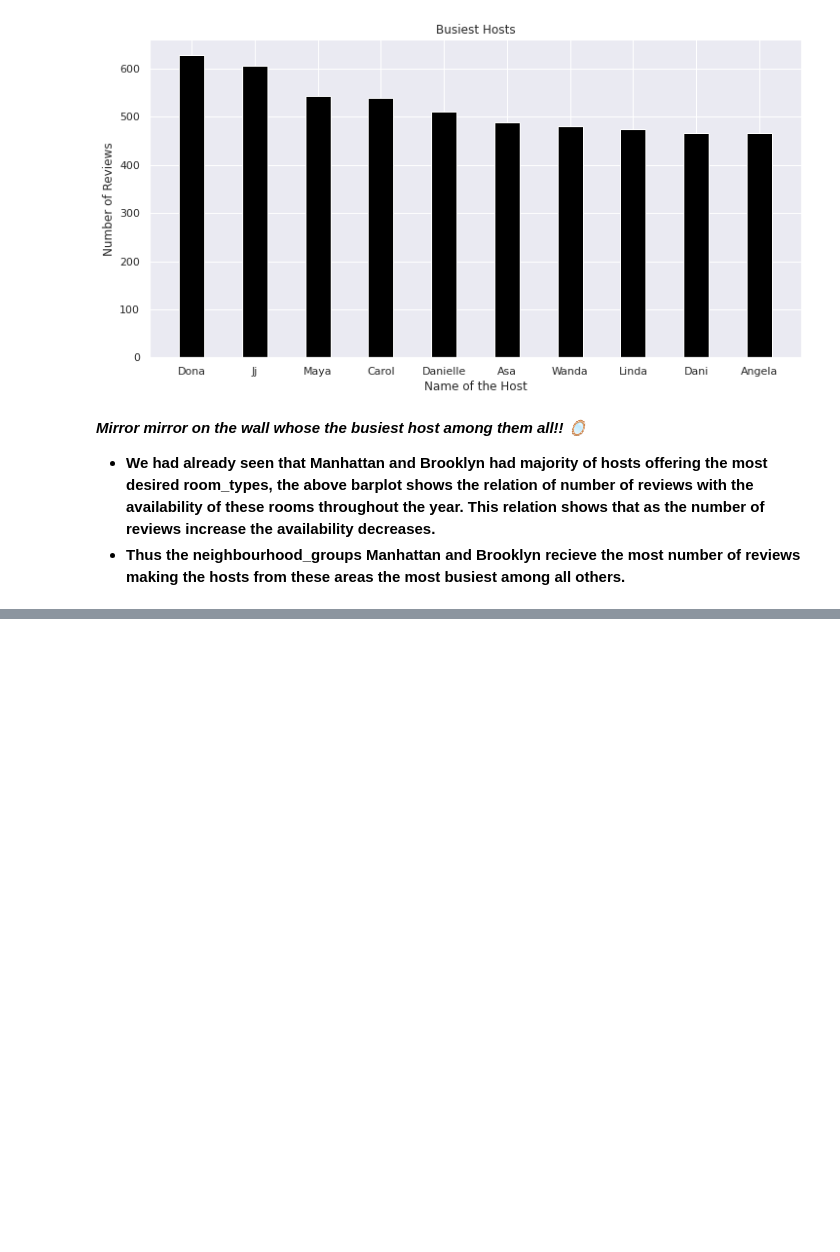
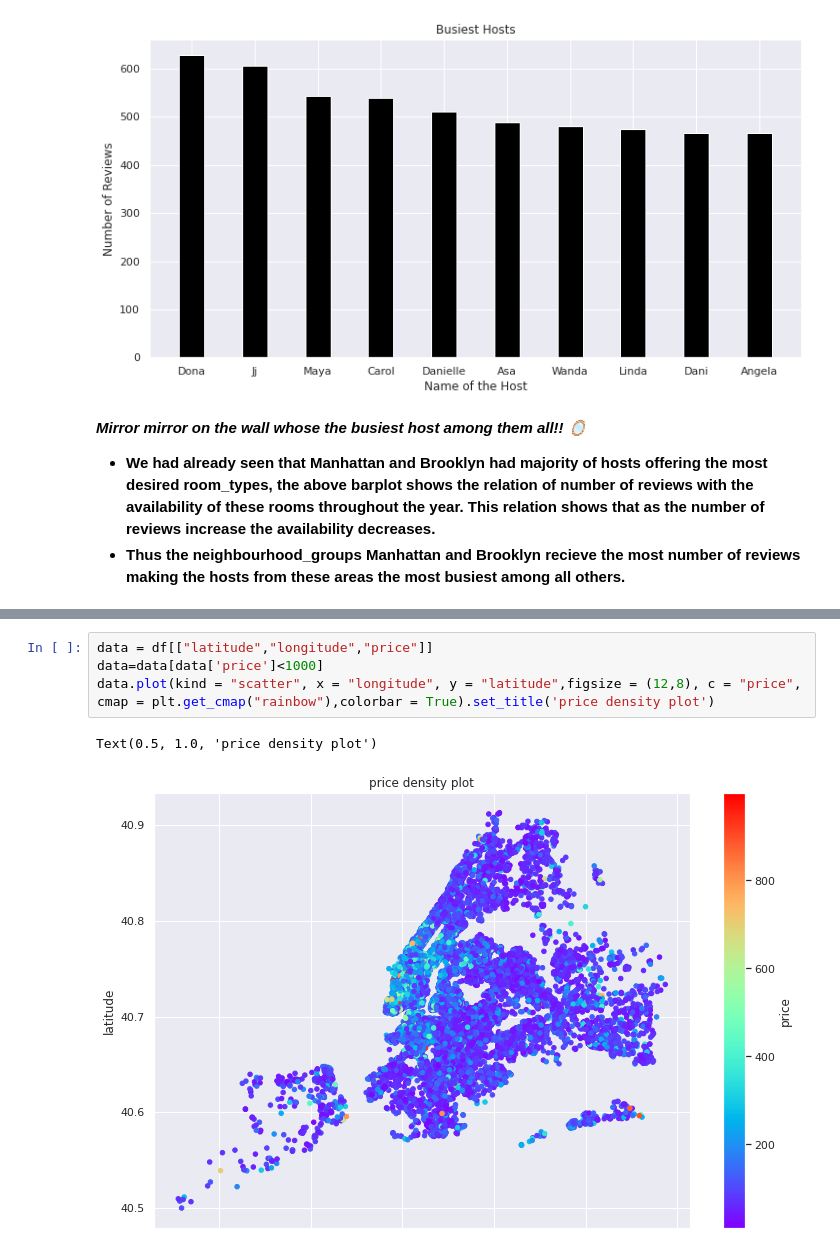
Before and after one commit to ShuklaRajni/Airbnb-Booking-Analysis, a Jupyter notebook: Airbnb_Booking_Analysis.ipynb, the cells around one changed output, grey strips where cells are left out. Cells and saved outputs as stored; diff of their text form; blank space fills up the shorter version.

```diff
--- a/Airbnb_Booking_Analysis.ipynb
+++ b/Airbnb_Booking_Analysis.ipynb
@@ -744,0 +763,7 @@ plt.show()
+# %%
+data = df[["latitude","longitude","price"]]
+data=data[data['price']<1000]
+data.plot(kind = "scatter", x = "longitude", y = "latitude",figsize = (12,8), c = "price", cmap = plt.get_cmap("rainbow"),colorbar = True).set_title('price density plot')
+# %% [output]
+Text(0.5, 1.0, 'price density plot')
+[figure, added]
```
Also changed, not shown: parts of 11 cells of this notebook.
